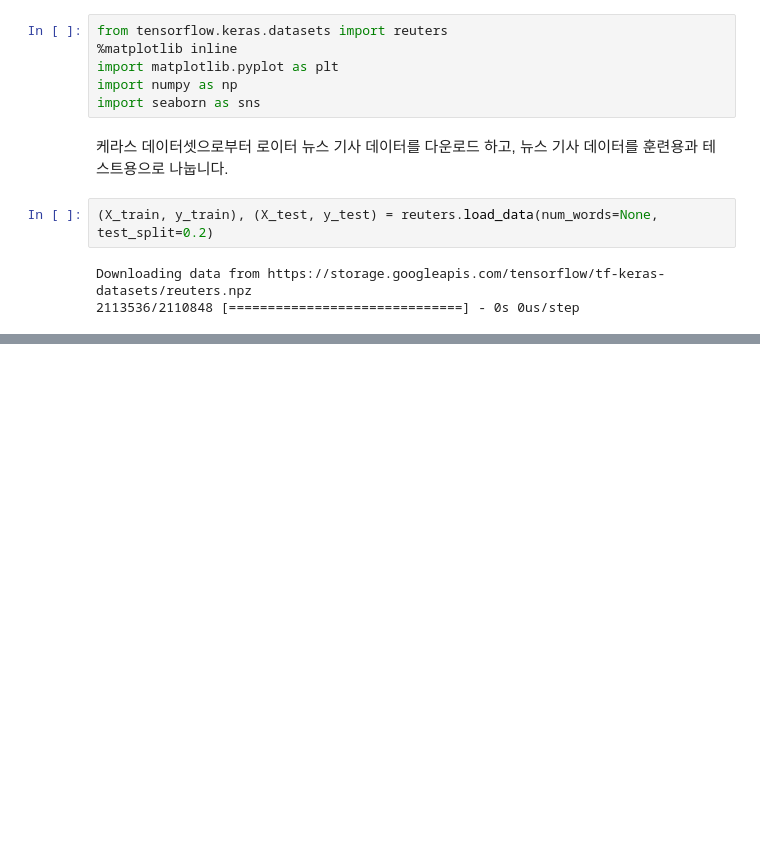
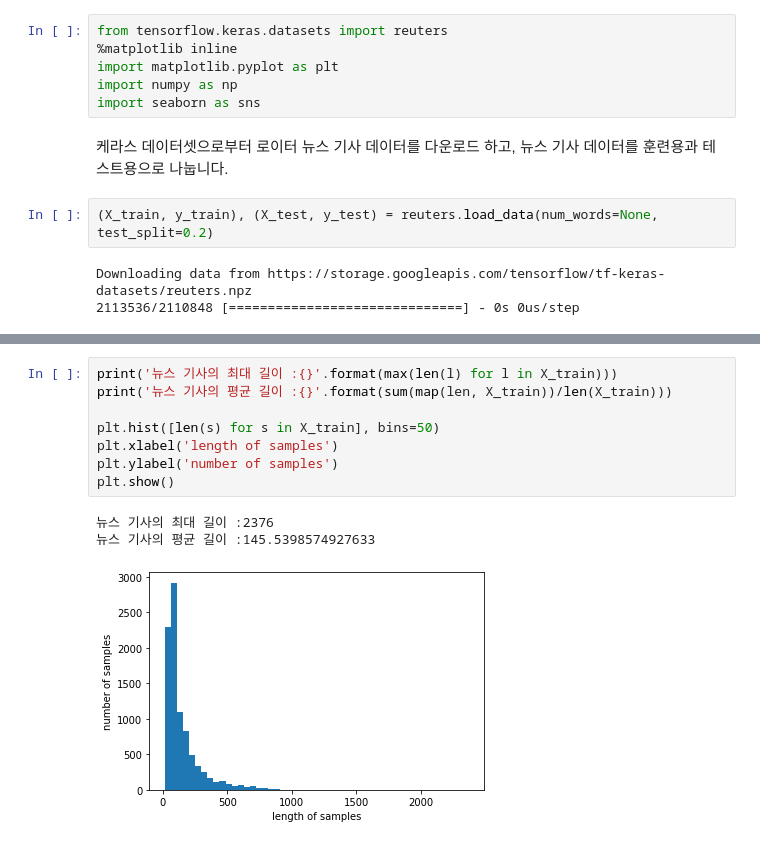
Before and after one commit to haji8-data/intro_to_npl_using_deep_learning, a Jupyter notebook: Reuters_News_Classification.ipynb, the cells around one changed output, grey strips where cells are left out. Saved outputs shown, nothing was run; the diff lists cells and outputs as text; blank space fills up the shorter version.

```diff
--- a/Reuters_News_Classification.ipynb
+++ b/Reuters_News_Classification.ipynb
@@ -41,0 +73,12 @@ reuters.load_data()
+# %%
+print('뉴스 기사의 최대 길이 :{}'.format(max(len(l) for l in X_train)))
+print('뉴스 기사의 평균 길이 :{}'.format(sum(map(len, X_train))/len(X_train)))
+
+plt.hist([len(s) for s in X_train], bins=50)
+plt.xlabel('length of samples')
+plt.ylabel('number of samples')
+plt.show()
+# %% [output]
+뉴스 기사의 최대 길이 :2376
+뉴스 기사의 평균 길이 :145.5398574927633
+[figure, added]
```
Also changed, not shown: parts of 53 cells of this notebook.
